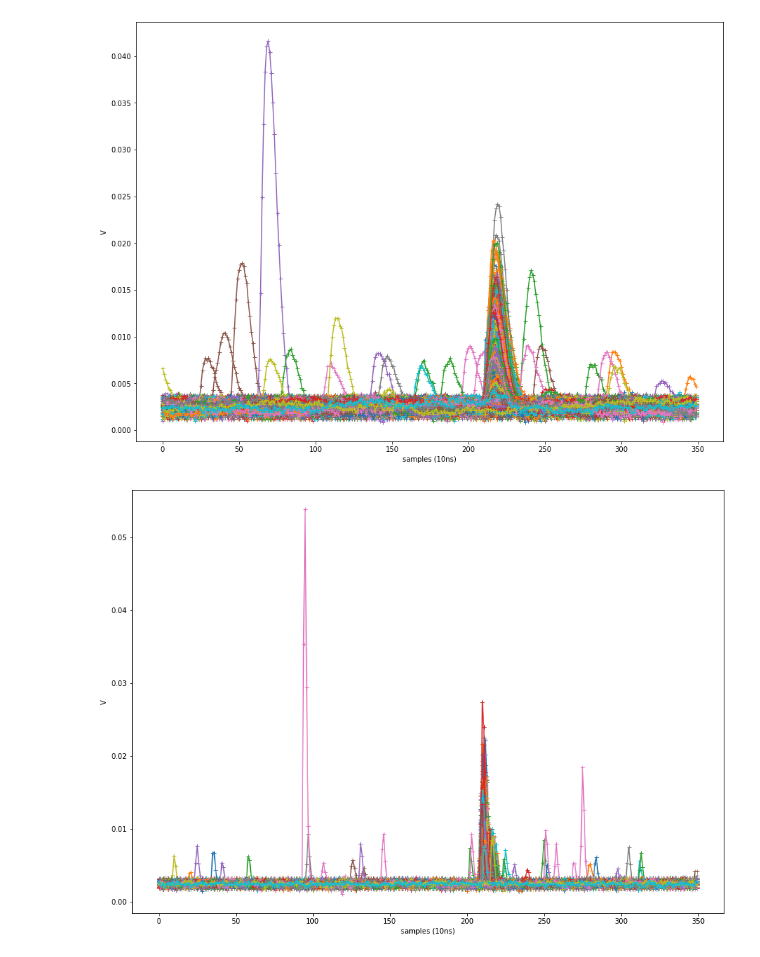
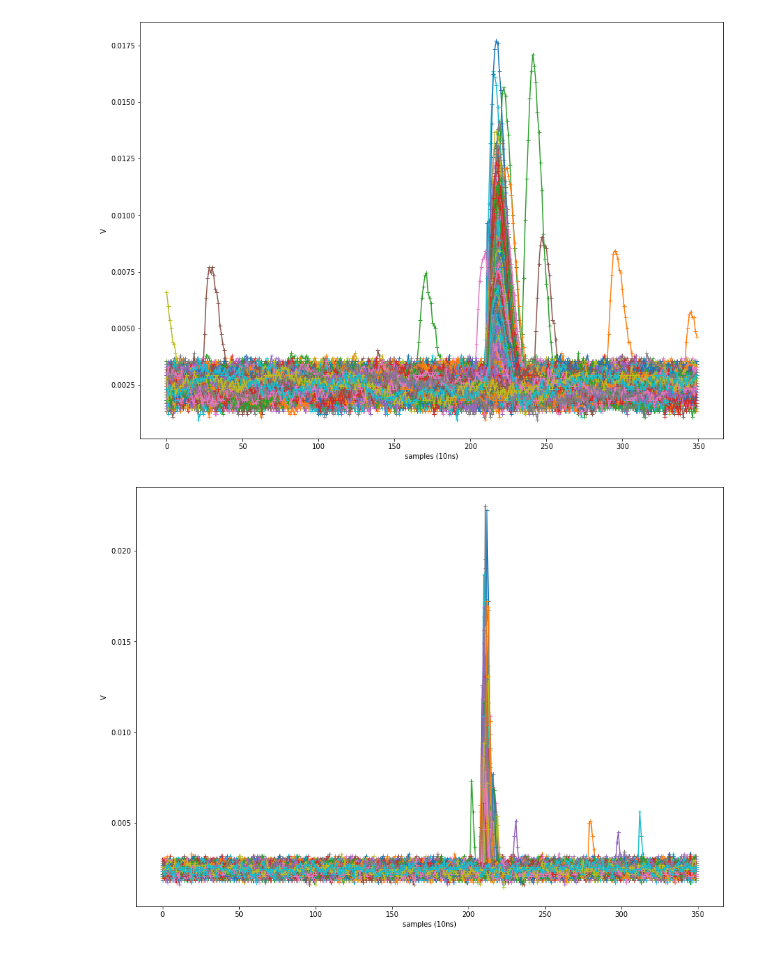
Before and after one commit to PenningLab/DDC10Ana, a Jupyter notebook: ShaperGain.ipynb, the cells around one changed output. Saved outputs shown, nothing was run; the diff lists cells and outputs as text; code cells hidden in the pictures.

```diff
--- a/ShaperGain.ipynb
+++ b/ShaperGain.ipynb
@@ -11,8 +11,8 @@ unshapedpath = '/data/share/KA0206_BarrelDry_Gain/200311_BPS'
 sWave = au.ReadDDC10_BinWave(shapedpath)
 uWave = au.ReadDDC10_BinWave(unshapedpath)
 # %%
-au.plotWaves(sWave[0],1,5000)
-au.plotWaves(uWave[0],1,5000)
+au.plotWaves(sWave[0],1,1000)
+au.plotWaves(uWave[0],1,1000)
 # %% [output]
-[figure, old version]
+[figure, new version]
-[figure, old version]
+[figure, new version]
```
Also changed, not shown: parts of 6 cells of this notebook, 2 other files.
